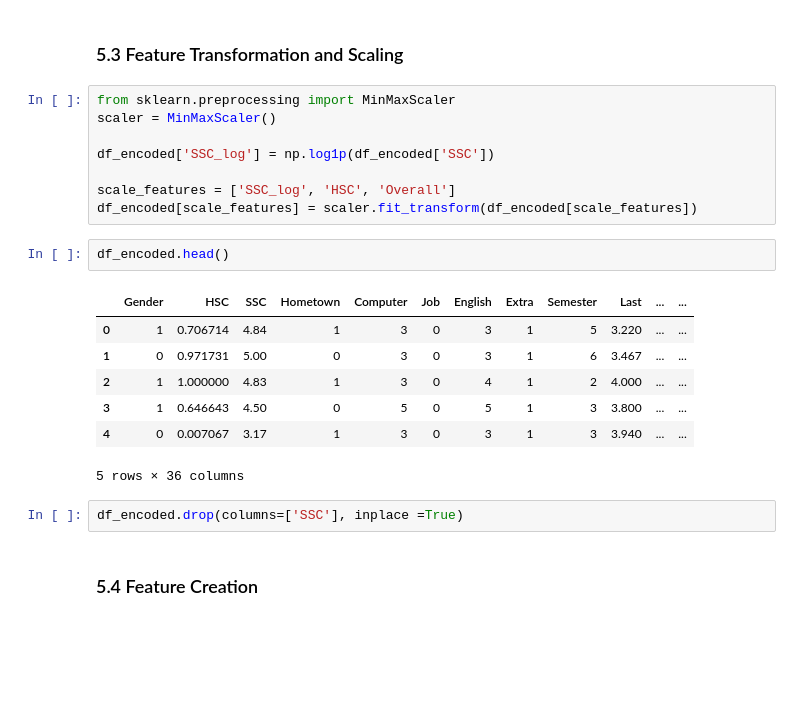
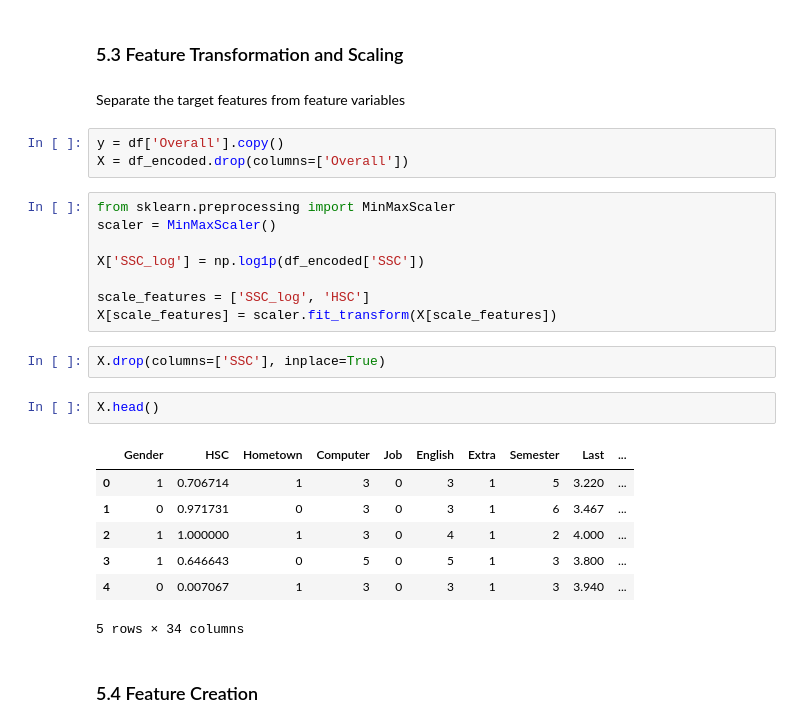
Before and after one commit to I-jidd/Data-Analysis-Machine-Learning, a Jupyter notebook: Student Performance Metrics Dataset/Student-Performance-Metrics-Dataset.ipynb, the cells around one changed output. Saved outputs shown, nothing was run; the diff lists cells and outputs as text; blank space fills up the shorter version.

```diff
--- a/Student Performance Metrics Dataset/Student-Performance-Metrics-Dataset.ipynb
+++ b/Student Performance Metrics Dataset/Student-Performance-Metrics-Dataset.ipynb
@@ -387,26 +387,31 @@ df_encoded.head()
 5 rows × 35 columns
 # %% [markdown]
 ### 5.3 Feature Transformation and Scaling
+# %% [markdown]
+Separate the target features from feature variables
+# %%
+y = df['Overall'].copy()
+X = df_encoded.drop(columns=['Overall'])
 # %%
 from sklearn.preprocessing import MinMaxScaler
 scaler = MinMaxScaler()
 
-df_encoded['SSC_log'] = np.log1p(df_encoded['SSC'])
+X['SSC_log'] = np.log1p(df_encoded['SSC'])
 
-scale_features = ['SSC_log', 'HSC', 'Overall']
-df_encoded[scale_features] = scaler.fit_transform(df_encoded[scale_features])
+scale_features = ['SSC_log', 'HSC']
+X[scale_features] = scaler.fit_transform(X[scale_features])
+# %%
+X.drop(columns=['SSC'], inplace=True)
 # %%
-df_encoded.head()
+X.head()
 # %% [output]
-|  | Gender | HSC | SSC | Hometown | Computer | Job | English | Extra | Semester | Last | ... | ... |
-| 0 | 1 | 0.706714 | 4.84 | 1 | 3 | 0 | 3 | 1 | 5 | 3.220 | ... | ... |
-| 1 | 0 | 0.971731 | 5.00 | 0 | 3 | 0 | 3 | 1 | 6 | 3.467 | ... | ... |
-| 2 | 1 | 1.000000 | 4.83 | 1 | 3 | 0 | 4 | 1 | 2 | 4.000 | ... | ... |
-| 3 | 1 | 0.646643 | 4.50 | 0 | 5 | 0 | 5 | 1 | 3 | 3.800 | ... | ... |
-| 4 | 0 | 0.007067 | 3.17 | 1 | 3 | 0 | 3 | 1 | 3 | 3.940 | ... | ... |
+|  | Gender | HSC | Hometown | Computer | Job | English | Extra | Semester | Last | ... |
+| 0 | 1 | 0.706714 | 1 | 3 | 0 | 3 | 1 | 5 | 3.220 | ... |
+| 1 | 0 | 0.971731 | 0 | 3 | 0 | 3 | 1 | 6 | 3.467 | ... |
+| 2 | 1 | 1.000000 | 1 | 3 | 0 | 4 | 1 | 2 | 4.000 | ... |
+| 3 | 1 | 0.646643 | 0 | 5 | 0 | 5 | 1 | 3 | 3.800 | ... |
+| 4 | 0 | 0.007067 | 1 | 3 | 0 | 3 | 1 | 3 | 3.940 | ... |
-5 rows × 36 columns
+5 rows × 34 columns
-# %%
-df_encoded.drop(columns=['SSC'], inplace =True)
 # %% [markdown]
 ### 5.4 Feature Creation
 # %% [markdown]
```
Also changed, not shown: parts of 13 cells of this notebook.
